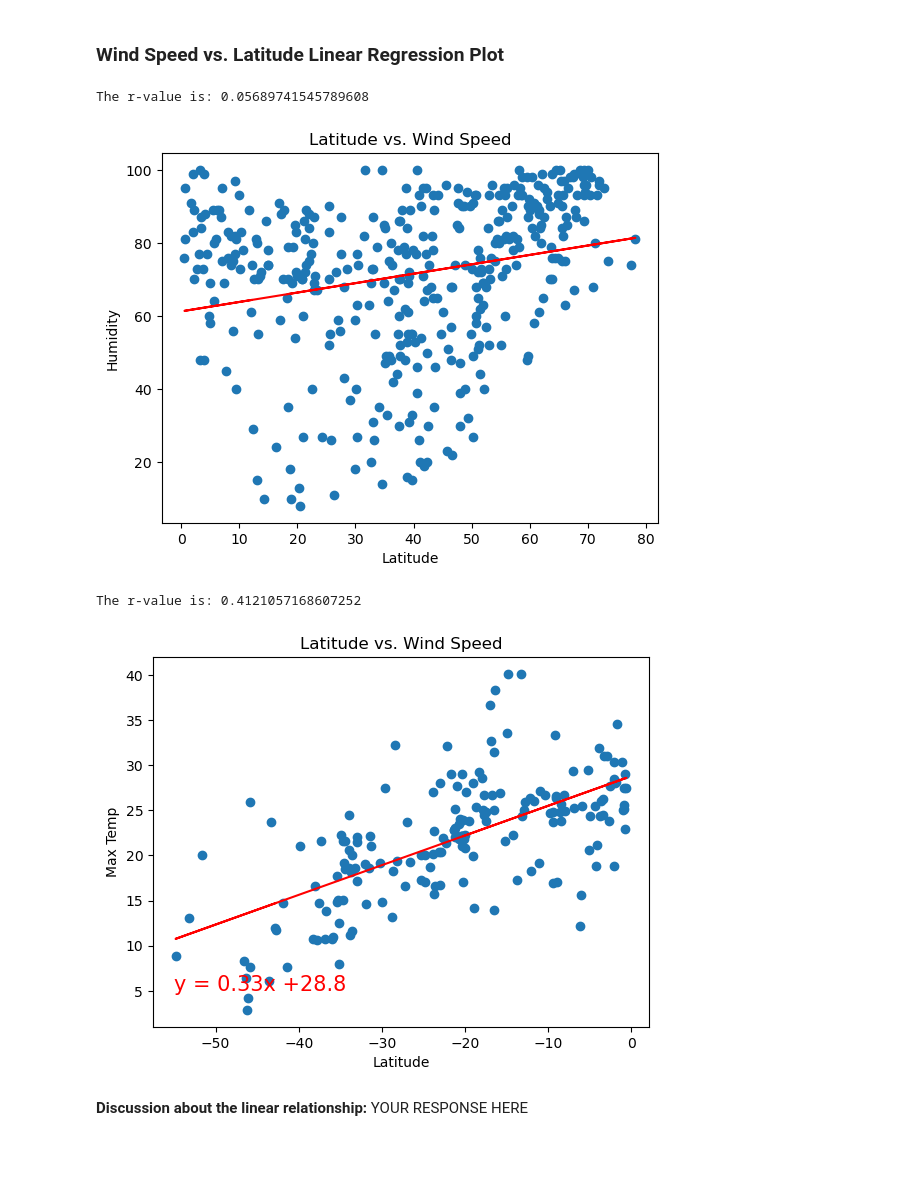
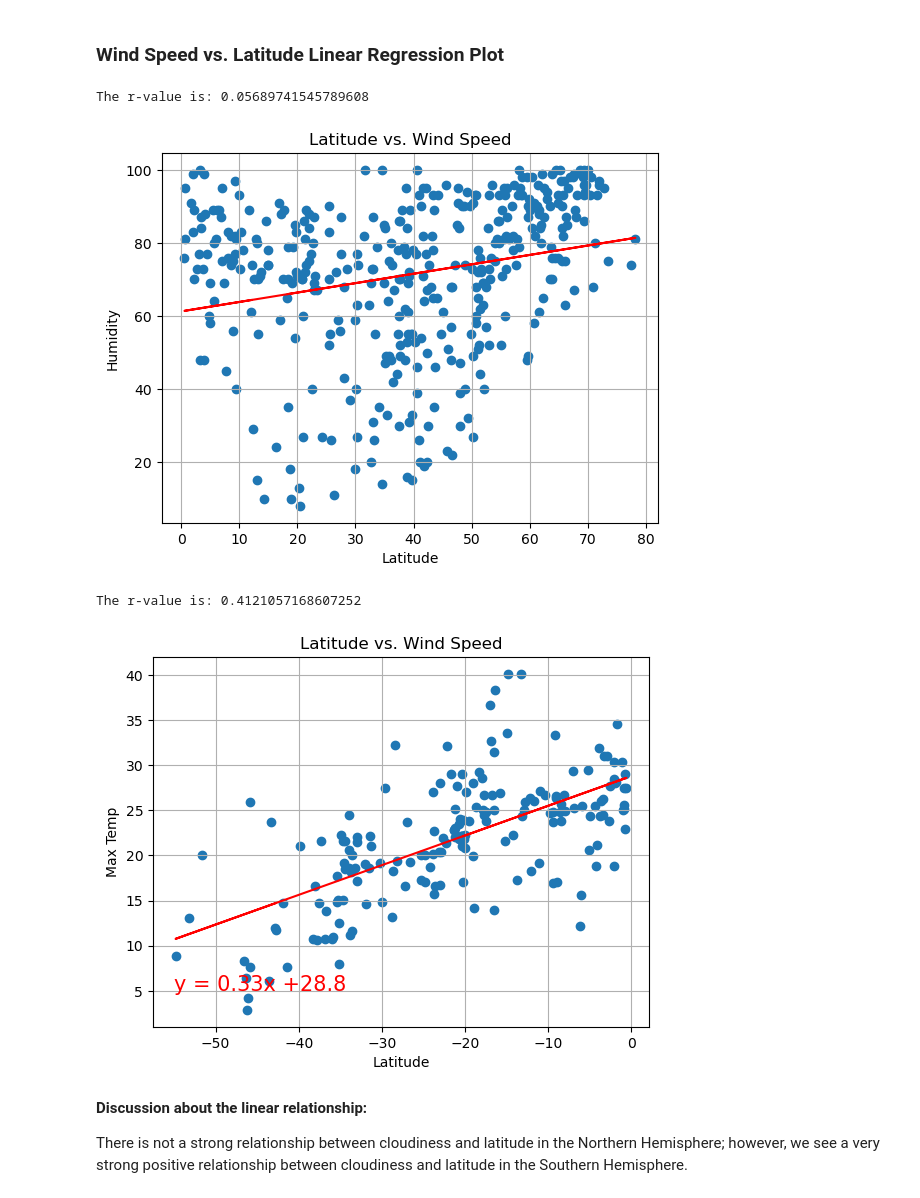
Before and after one commit to ashley-charles/python-api-challenge, a Jupyter notebook: WeatherPy/WeatherPy.ipynb, the cells around one changed output. Saved outputs shown, nothing was run; the diff lists cells and outputs as text; code cells hidden in the pictures; blank space fills up the shorter version.

```diff
--- a/WeatherPy/WeatherPy.ipynb
+++ b/WeatherPy/WeatherPy.ipynb
@@ -396,18 +412,22 @@ The r-value is: 0.4121057168607252
 x_values = northern_hemi_df['Lat']
 y_values = northern_hemi_df['Humidity']
 plt.title(f"Latitude vs. Wind Speed")
+plt.grid(True)
 plot_linear_regression(x_values, y_values, 'Humidity',(6, -10))
 # %% [output]
 The r-value is: 0.05689741545789608
-[figure, old version]
+[figure, new version]
 # %%
 # Southern Hemisphere
 x_values = southern_hemi_df['Lat']
 y_values = southern_hemi_df['Max Temp']
 plt.title(f"Latitude vs. Wind Speed")
+plt.grid(True)
 plot_linear_regression(x_values, y_values, 'Max Temp',(-55, 5))
 # %% [output]
 The r-value is: 0.4121057168607252
-[figure, old version]
+[figure, new version]
-# %% [markdown]
-**Discussion about the linear relationship:** YOUR RESPONSE HERE
+# %% [markdown]
+**Discussion about the linear relationship:**
+
+There is not a strong relationship between cloudiness and latitude in the Northern Hemisphere; however, we see a very strong positive relationship between cloudiness and latitude in the Southern Hemisphere.
```
Also changed, not shown: parts of 12 cells of this notebook.
